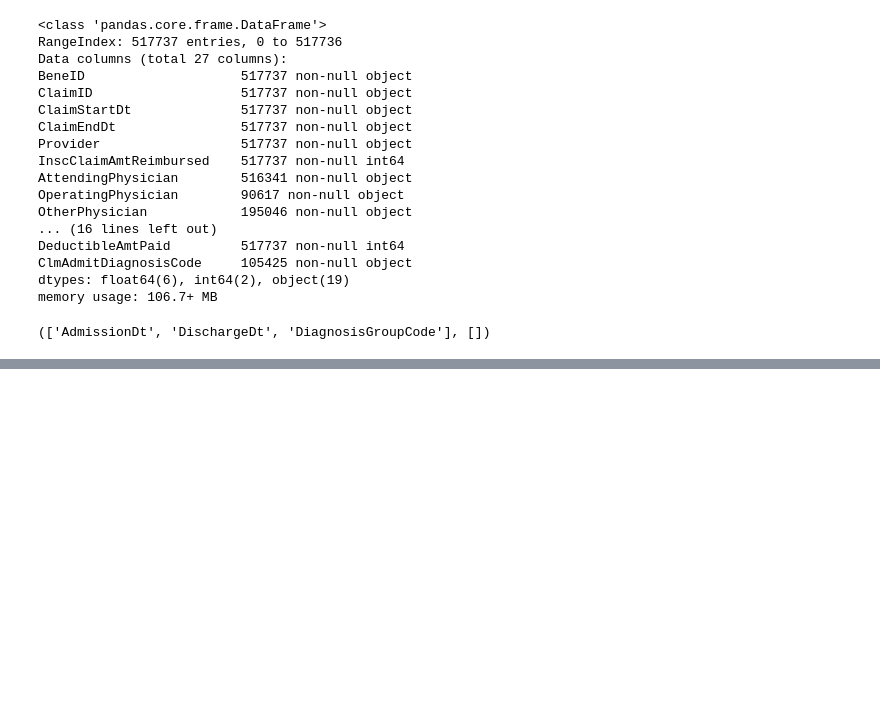
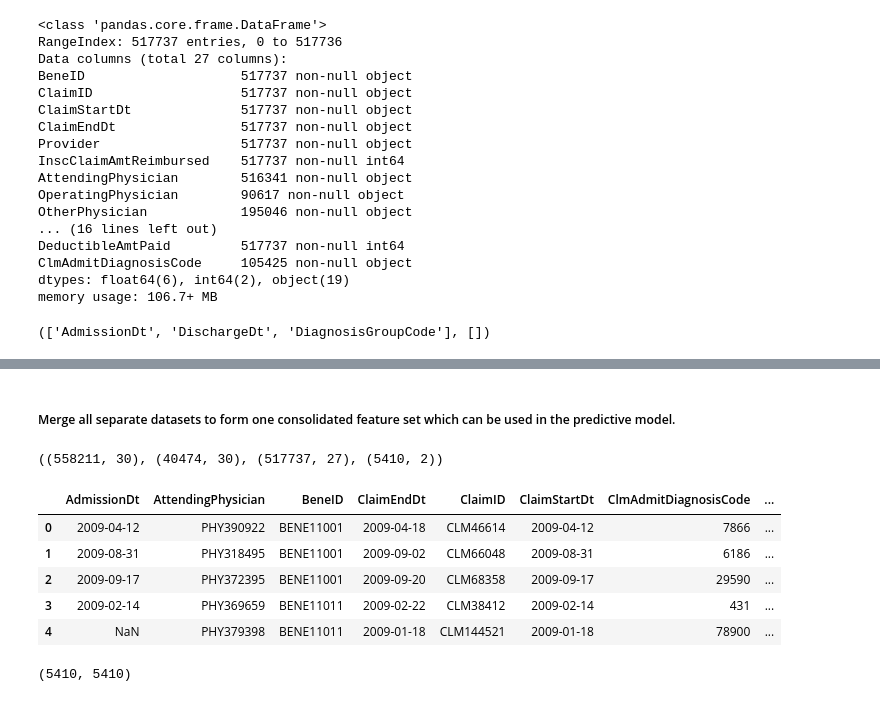
Before and after one commit to osafaRmldspyaws/health_insuarance_fraud_detection, a Jupyter notebook: Health Insurance Fraud Detection.ipynb, the cells around one changed output, grey strips where cells are left out. Cells and saved outputs as stored; diff of their text form; code cells hidden in the pictures; blank space fills up the shorter version.

```diff
--- a/Health Insurance Fraud Detection.ipynb
+++ b/Health Insurance Fraud Detection.ipynb
@@ -11,6 +11,7 @@ import matplotlib.pyplot as plt
 import seaborn as sns
 import os
 import time
+pd.set_option('display.max_columns', 999)
 # %% [markdown]
 ##### loading the data sets in pandas data-frame
 # %%
@@ -406,0 +347,2 @@ miss_col_out , miss_col_in
+# %%
+df_new = pd.concat([df_train_inp, df_train_out], ignore_index=True)
@@ -406,0 +375,22 @@ miss_col_out , miss_col_in
+# %% [markdown]
+##### Merge all separate datasets to form one consolidated feature set which can be used in the predictive model.
+# %%
+train = pd.merge(df_new, df_train_ben)
+# %%
+df_new.shape, df_train_inp.shape, df_train_out.shape, df_train_label.shape
+# %% [output]
+((558211, 30), (40474, 30), (517737, 27), (5410, 2))
+# %%
+train.head()
+# %% [output]
+|  | AdmissionDt | AttendingPhysician | BeneID | ClaimEndDt | ClaimID | ClaimStartDt | ClmAdmitDiagnosisCode | ... |
+| 0 | 2009-04-12 | PHY390922 | BENE11001 | 2009-04-18 | CLM46614 | 2009-04-12 | 7866 | ... |
+| 1 | 2009-08-31 | PHY318495 | BENE11001 | 2009-09-02 | CLM66048 | 2009-08-31 | 6186 | ... |
+| 2 | 2009-09-17 | PHY372395 | BENE11001 | 2009-09-20 | CLM68358 | 2009-09-17 | 29590 | ... |
+| 3 | 2009-02-14 | PHY369659 | BENE11011 | 2009-02-22 | CLM38412 | 2009-02-14 | 431 | ... |
+| 4 | NaN | PHY379398 | BENE11011 | 2009-01-18 | CLM144521 | 2009-01-18 | 78900 | ... |
+# %%
+# check for the providers , if they there are matching labels or not ?
+len(train['Provider'].unique()) , len(df_train_label['Provider'].unique())
+# %% [output]
+(5410, 5410)
```
Also changed, not shown: parts of 21 cells of this notebook.
